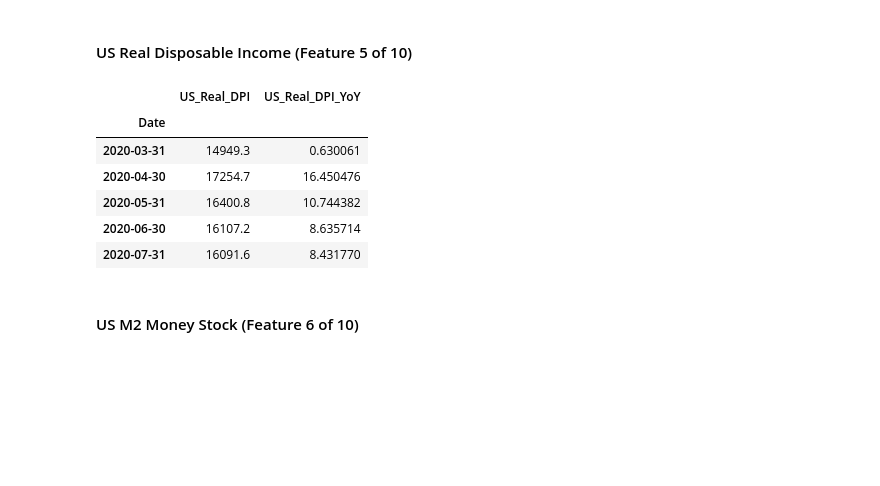
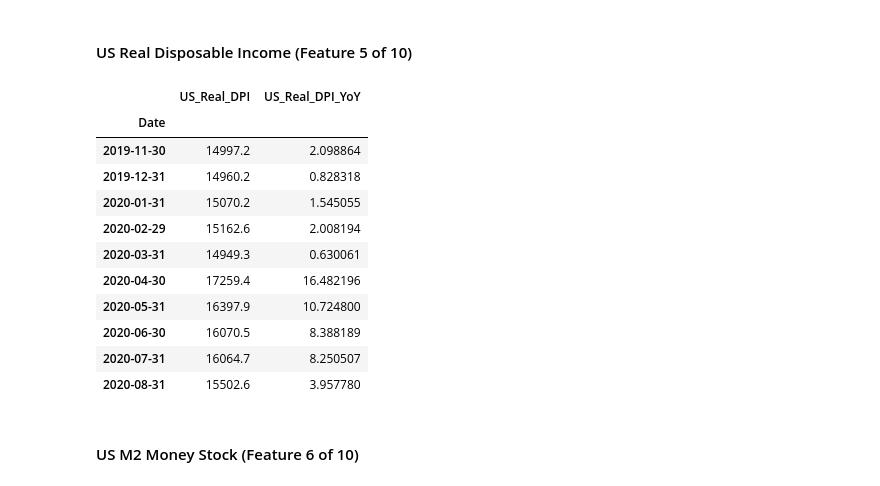
Before and after one commit to JessicaDeCunha/Machine-Learning-Models-in-Algorithmic-Trading, a Jupyter notebook: Trend Economic Fundamentals Model - SP500 Predictive Algorithm (Final).ipynb, the cells around one changed output. Saved outputs shown, nothing was run; the diff lists cells and outputs as text; code cells hidden in the pictures; blank space fills up the shorter version.

```diff
--- a/Trend Economic Fundamentals Model - SP500 Predictive Algorithm (Final).ipynb
+++ b/Trend Economic Fundamentals Model - SP500 Predictive Algorithm (Final).ipynb
@@ -176,23 +181,28 @@ US_Personal_Savings_Rate_df.tail(20)
 # %%
 # Clean US_Real_Disposable_Income data: feature (5 of 10)
 
 clean_data(US_Real_Disposable_Income, "US_Real_DPI")
 
 # Calculate YoY Change
 pct_change(US_Real_Disposable_Income, "US_Real_DPI", 12)
 
 # Changing date index to last day of the month
 US_Real_Disposable_Income_df = set_date_to_month_end(US_Real_Disposable_Income)
 
-US_Real_Disposable_Income_df.tail()
+US_Real_Disposable_Income_df.tail(10)
 # %% [output]
 |  | US_Real_DPI | US_Real_DPI_YoY |
 | Date |  |  |
+| 2019-11-30 | 14997.2 | 2.098864 |
+| 2019-12-31 | 14960.2 | 0.828318 |
+| 2020-01-31 | 15070.2 | 1.545055 |
+| 2020-02-29 | 15162.6 | 2.008194 |
 | 2020-03-31 | 14949.3 | 0.630061 |
-| 2020-04-30 | 17254.7 | 16.450476 |
-| 2020-05-31 | 16400.8 | 10.744382 |
-| 2020-06-30 | 16107.2 | 8.635714 |
-| 2020-07-31 | 16091.6 | 8.431770 |
+| 2020-04-30 | 17259.4 | 16.482196 |
+| 2020-05-31 | 16397.9 | 10.724800 |
+| 2020-06-30 | 16070.5 | 8.388189 |
+| 2020-07-31 | 16064.7 | 8.250507 |
+| 2020-08-31 | 15502.6 | 3.957780 |
 # %% [markdown]
 #### US M2 Money Stock (Feature 6 of 10)
 # %%
```
Also changed, not shown: parts of 45 cells of this notebook.
